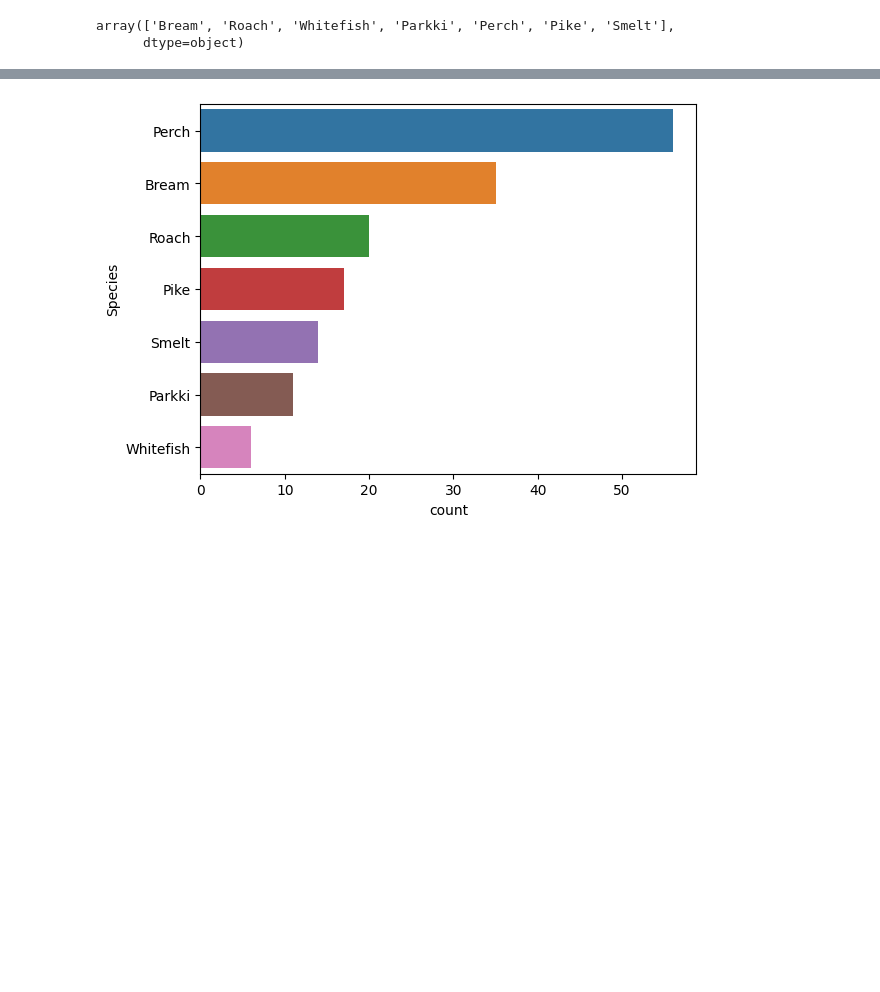
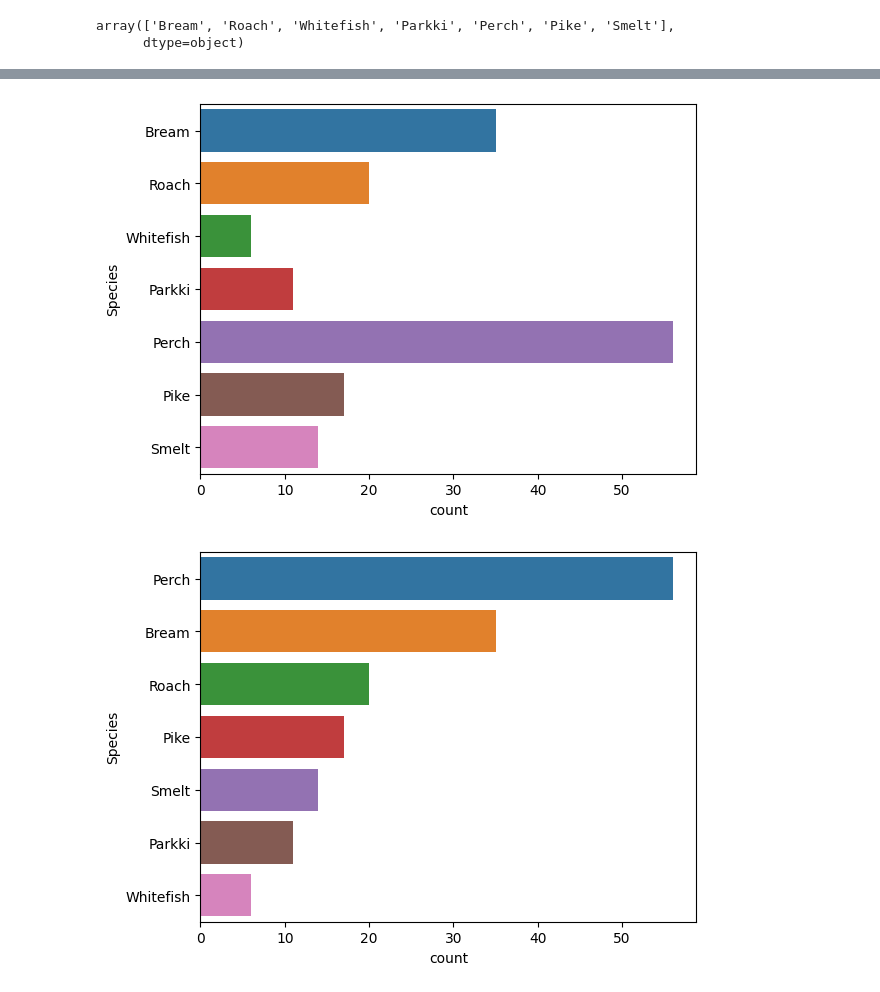
Before and after one commit to baesaa0304/StudyIT, a Jupyter notebook: ml02_knn.ipynb, the cells around one changed output, grey strips where cells are left out. Cells and saved outputs as stored; diff of their text form; code cells hidden in the pictures; blank space fills up the shorter version.

```diff
--- a/ml02_knn.ipynb
+++ b/ml02_knn.ipynb
@@ -19,7 +20,7 @@ from sklearn.model_selection import train_test_split # function
 수산시장(fish market) 데이터 셋. 물고기 종류(어종)과 물고기의 여러가지 특성들(길이, 무게, 대각선 길이, ...)이 정리된 CSV 파일.
 # %%
 # CSV 파일 경로
-fish_csv = 'https://raw.githubusercontent.com/JakeOh/20230228_itwill_java140_lab_python/main/fish.csv'
+fish_csv = 'https://github.com/JakeOh/20230228_itwill_java140_lab_python/raw/main/fish.csv'
 # %%
 # CSV 파일을 읽어서 DataFrame을 생성
 fish_df = pd.read_csv(fish_csv)
@@ -62 +73,6 @@ spcies_count = fish_df.Species.value_counts()
+# %%
+sns.countplot(data=fish_df, y='Species')
+plt.show()
+# %% [output]
+[figure, added]
 # %%
```
Also changed, not shown: parts of 47 cells of this notebook.
